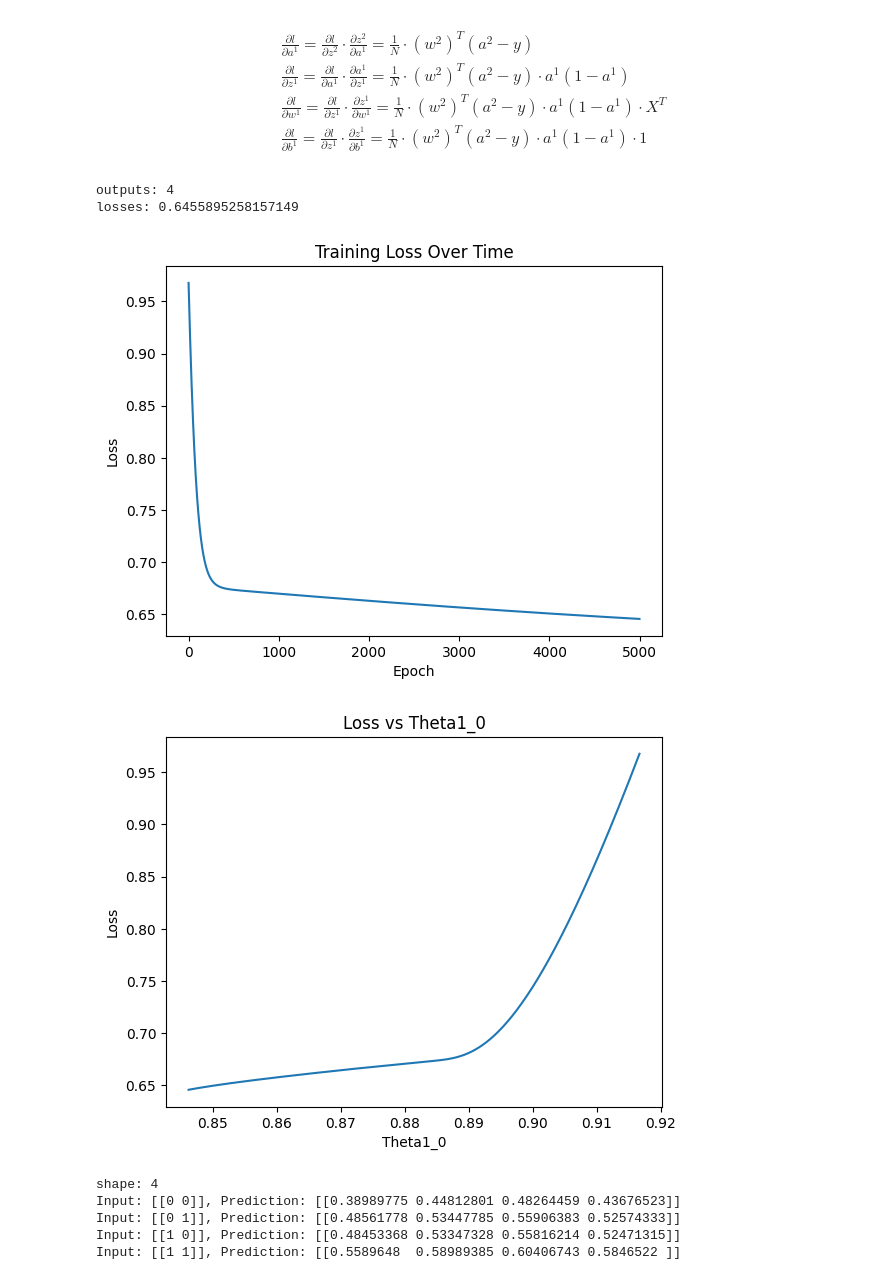
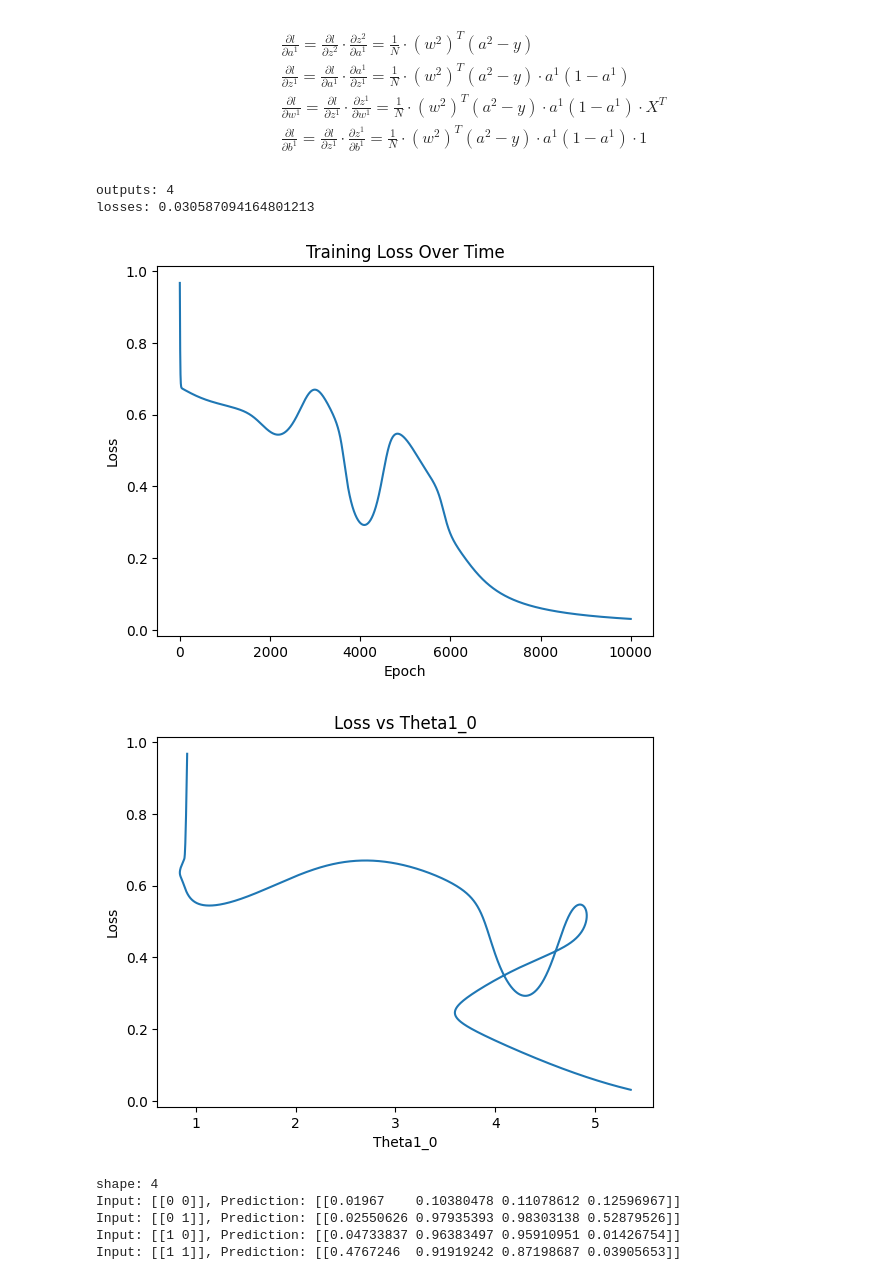
Before and after one commit to siqi920/Neural-Network-Backpropagation-from-Scratch, a Jupyter notebook: notebooks/NN_scratch_class.ipynb, the cells around one changed output. Cells and saved outputs as stored; diff of their text form; code cells hidden in the pictures.

```diff
--- a/notebooks/NN_scratch_class.ipynb
+++ b/notebooks/NN_scratch_class.ipynb
@@ -86,8 +86,8 @@ print(f"outputs: {outputs.shape[0]}")
 input_size = 2
 hidden_size = 4
 output_size = 1
-learning_rate = 0.01
-epochs = 5000
+learning_rate = 0.1
+epochs = 10000
 
 # Initialize and Train the Network
 nn = NeuralNetwork(input_size, hidden_size, output_size)
@@ -103,47 +103,47 @@ for epoch in range(epochs):
     nn.bias2 -= learning_rate * d_bias2
     nn.bias1 -= learning_rate * d_bias1
     theta1_0.append(nn.theta1 [0][0])
     loss = nn.loss(outputs, a2)
     losses.append(loss)
 
 # print the last losses
 print(f"losses: {losses[-1]}")
 # Plot the Loss over Time
 plt.plot(losses)
 plt.xlabel('Epoch')
 plt.ylabel('Loss')
 plt.title('Training Loss Over Time')
 plt.show()
 
 # plot the relationship between the loss and nn.theta2
 plt.plot(theta1_0, losses)
 plt.xlabel('Theta1_0')
 plt.ylabel('Loss')
 plt.title('Loss vs Theta1_0')
 plt.show()
 
 
-# # Testing the Neural Network
-# test_inputs = np.array([[0, 0], [0, 1], [1, 0], [1, 1]]).T
-# print(f"shape: {test_inputs.shape[1]}")
-# for i in range(test_inputs.shape[1]):
-#     input = test_inputs[:, [i]]
-#     prediction = nn.forward_run(input)
-#     print(f"Input: {test_inputs[:, [i]].T}, Prediction: {prediction[0]}")
-
 # Testing the Neural Network
 test_inputs = np.array([[0, 0], [0, 1], [1, 0], [1, 1]]).T
+print(f"shape: {test_inputs.shape[1]}")
 for i in range(test_inputs.shape[1]):
     input = test_inputs[:, [i]]
     prediction = nn.forward_run(input)
-    print(f"Input: {input.T}, Prediction: {prediction[0]}")
+    print(f"Input: {test_inputs[:, [i]].T}, Prediction: {prediction[0]}")
+
+# Testing the Neural Network
+# test_inputs = np.array([[0, 0], [0, 1], [1, 0], [1, 1]]).T
+# for i in range(test_inputs.shape[0]):  # Iterate over rows, not columns
+#     input = test_inputs[i].reshape(1, -1)  # Reshape input for forward_run
+#     prediction = nn.forward_run(input)
+#     print(f"Input: {input.T}, Prediction: {prediction[0][0]}")
 # %% [output]
 outputs: 4
-losses: 0.6455895258157149
+losses: 0.030587094164801213
-[figure, old version]
+[figure, new version]
-[figure, old version]
+[figure, new version]
 shape: 4
-Input: [[0 0]], Prediction: [[0.38989775 0.44812801 0.48264459 0.43676523]]
-Input: [[0 1]], Prediction: [[0.48561778 0.53447785 0.55906383 0.52574333]]
-Input: [[1 0]], Prediction: [[0.48453368 0.53347328 0.55816214 0.52471315]]
-Input: [[1 1]], Prediction: [[0.5589648  0.58989385 0.60406743 0.5846522 ]]
+Input: [[0 0]], Prediction: [[0.01967    0.10380478 0.11078612 0.12596967]]
+Input: [[0 1]], Prediction: [[0.02550626 0.97935393 0.98303138 0.52879526]]
+Input: [[1 0]], Prediction: [[0.04733837 0.96383497 0.95910951 0.01426754]]
+Input: [[1 1]], Prediction: [[0.4767246  0.91919242 0.87198687 0.03905653]]
```
Also changed, not shown: 1 other file.
